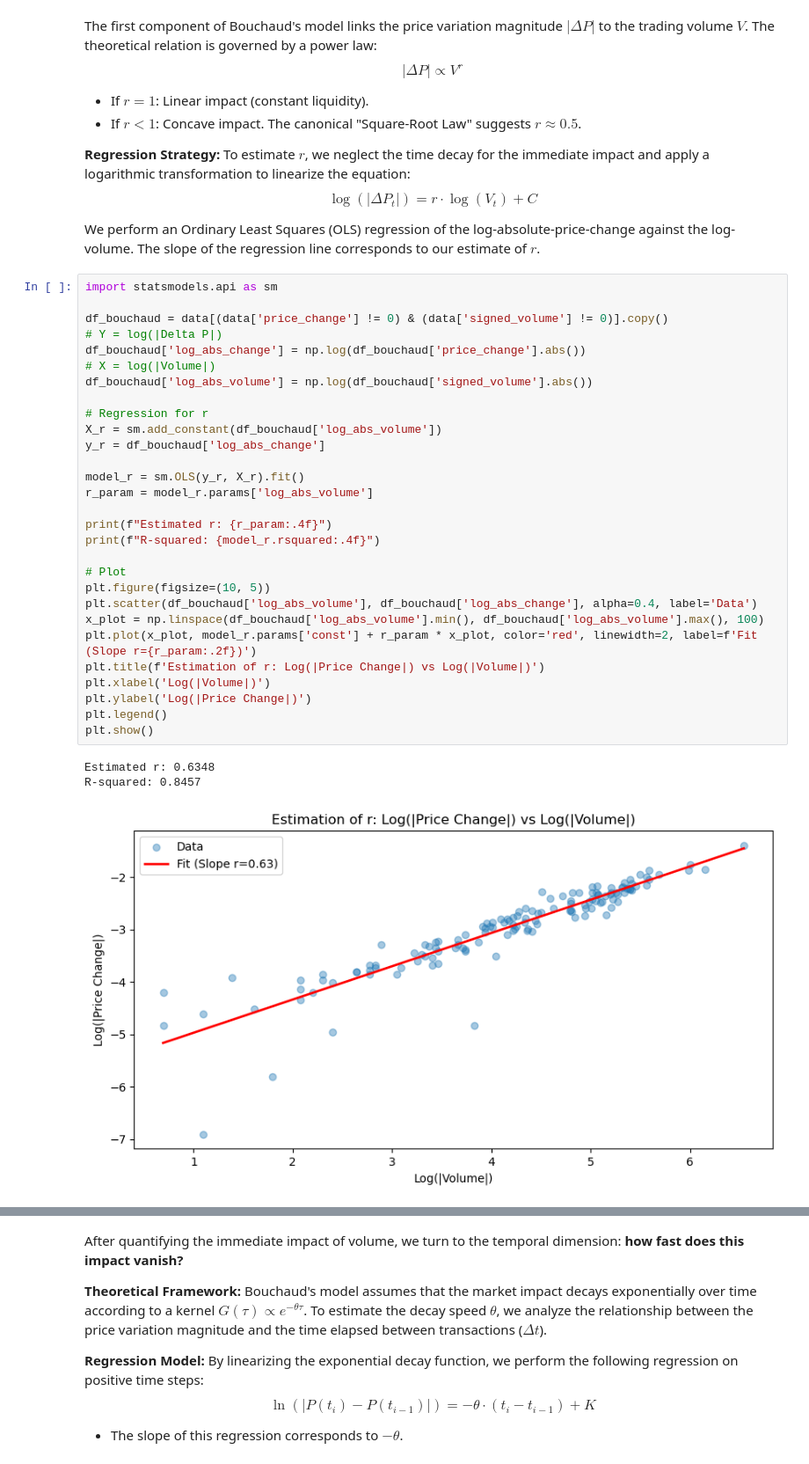
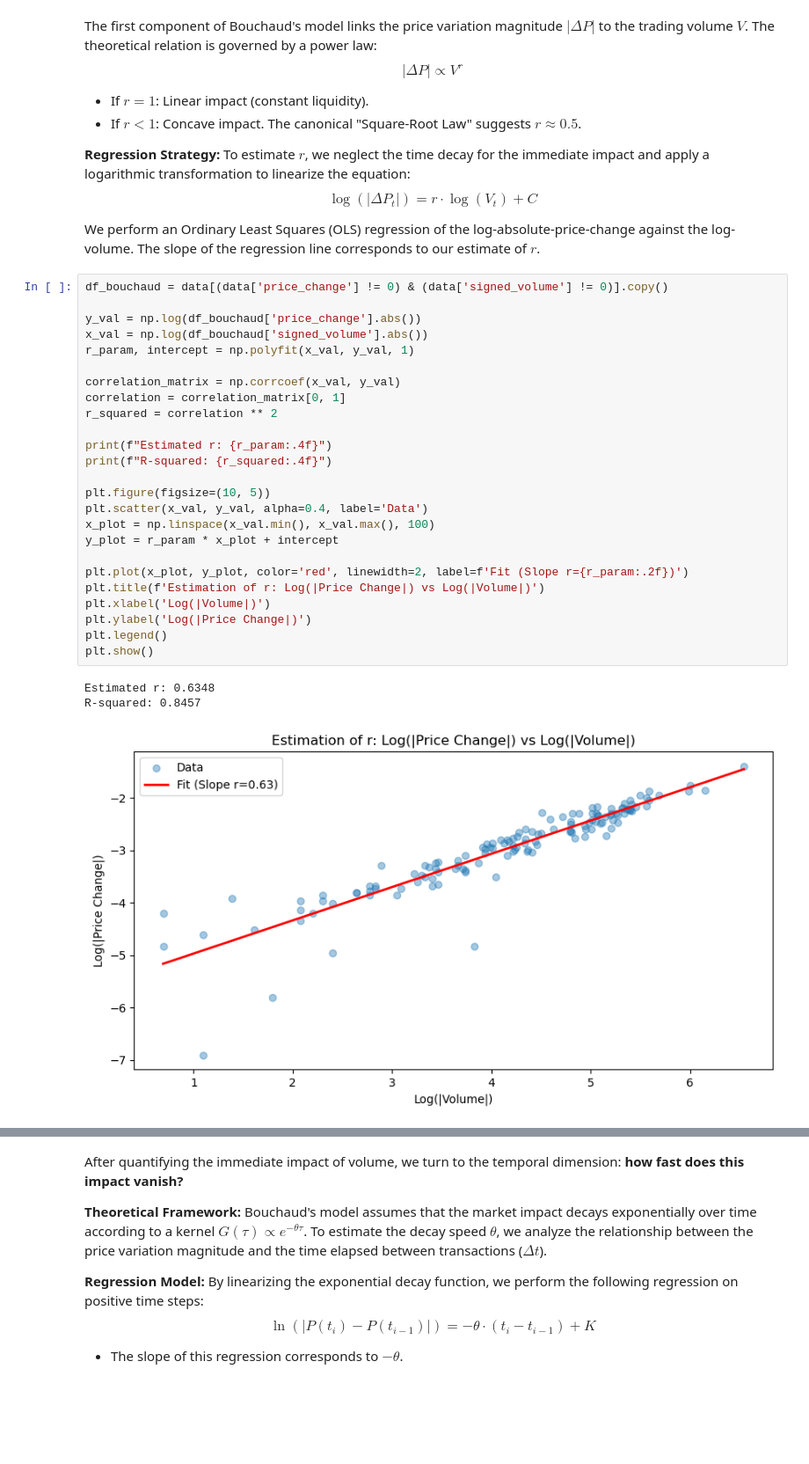
Before and after one commit to Carlrsl/Market_Risk_Project, a Jupyter notebook: Market_Risk_Reynen_Roussel.ipynb, the cells around one changed output, grey strips where cells are left out. Shown at 88% size. Drawn from its saved outputs; the diff is of its cells as text; blank space fills up the shorter version.

```diff
--- a/Market_Risk_Reynen_Roussel.ipynb
+++ b/Market_Risk_Reynen_Roussel.ipynb
@@ -1852,39 +1851,35 @@ To estimate $r$, we neglect the time decay for the immediate impact and apply a
 $$\log(|\Delta P_t|) = r \cdot \log(V_t) + C$$
 
 We perform an Ordinary Least Squares (OLS) regression of the log-absolute-price-change against the log-volume. The slope of the regression line corresponds to our estimate of $r$.
-# %%
-import statsmodels.api as sm
-
-df_bouchaud = data[(data['price_change'] != 0) & (data['signed_volume'] != 0)].copy()
-# Y = log(|Delta P|)
-df_bouchaud['log_abs_change'] = np.log(df_bouchaud['price_change'].abs())
-# X = log(|Volume|)
-df_bouchaud['log_abs_volume'] = np.log(df_bouchaud['signed_volume'].abs())
-
-# Regression for r
-X_r = sm.add_constant(df_bouchaud['log_abs_volume'])
-y_r = df_bouchaud['log_abs_change']
-
-model_r = sm.OLS(y_r, X_r).fit()
-r_param = model_r.params['log_abs_volume']
-
-print(f"Estimated r: {r_param:.4f}")
-print(f"R-squared: {model_r.rsquared:.4f}")
-
-# Plot
-plt.figure(figsize=(10, 5))
-plt.scatter(df_bouchaud['log_abs_volume'], df_bouchaud['log_abs_change'], alpha=0.4, label='Data')
-x_plot = np.linspace(df_bouchaud['log_abs_volume'].min(), df_bouchaud['log_abs_volume'].max(), 100)
-plt.plot(x_plot, model_r.params['const'] + r_param * x_plot, color='red', linewidth=2, label=f'Fit (Slope r={r_param:.2f})')
-plt.title(f'Estimation of r: Log(|Price Change|) vs Log(|Volume|)')
-plt.xlabel('Log(|Volume|)')
-plt.ylabel('Log(|Price Change|)')
-plt.legend()
-plt.show()
-# %% [output]
-Estimated r: 0.6348
-R-squared: 0.8457
-[figure, removed]
+# %%
+df_bouchaud = data[(data['price_change'] != 0) & (data['signed_volume'] != 0)].copy()
+
+y_val = np.log(df_bouchaud['price_change'].abs())
+x_val = np.log(df_bouchaud['signed_volume'].abs())
+r_param, intercept = np.polyfit(x_val, y_val, 1)
+
+correlation_matrix = np.corrcoef(x_val, y_val)
+correlation = correlation_matrix[0, 1]
+r_squared = correlation ** 2
+
+print(f"Estimated r: {r_param:.4f}")
+print(f"R-squared: {r_squared:.4f}")
+
+plt.figure(figsize=(10, 5))
+plt.scatter(x_val, y_val, alpha=0.4, label='Data')
+x_plot = np.linspace(x_val.min(), x_val.max(), 100)
+y_plot = r_param * x_plot + intercept
+
+plt.plot(x_plot, y_plot, color='red', linewidth=2, label=f'Fit (Slope r={r_param:.2f})')
+plt.title(f'Estimation of r: Log(|Price Change|) vs Log(|Volume|)')
+plt.xlabel('Log(|Volume|)')
+plt.ylabel('Log(|Price Change|)')
+plt.legend()
+plt.show()
+# %% [output]
+Estimated r: 0.6348
+R-squared: 0.8457
+[figure, added]
 # %% [markdown]
 **Analysis of Volume Impact Results:**
 
```
Also changed, not shown: parts of 4 cells of this notebook.
